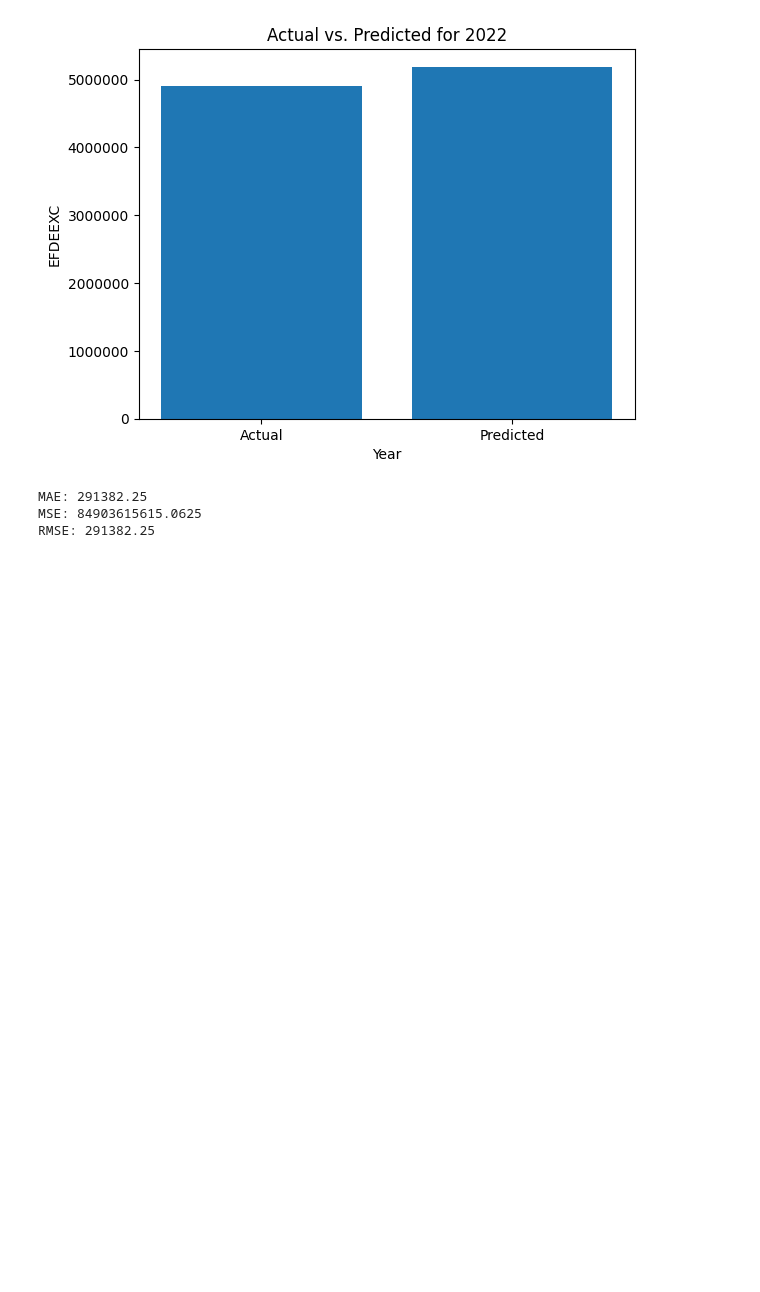
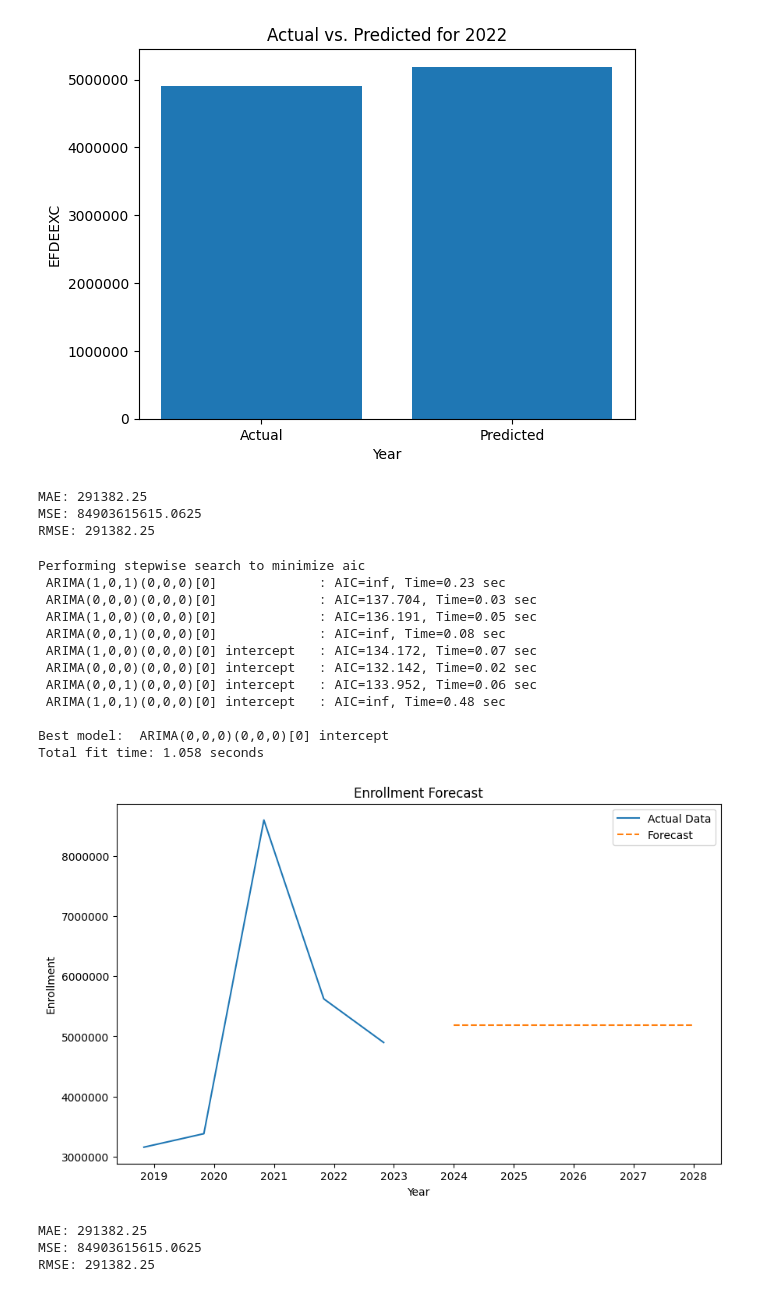
Before and after one commit to katyk20/Math502w19, a Jupyter notebook: Notebooks/TimeForecasting_ARIMA.ipynb, the cells around one changed output. Drawn from its saved outputs; the diff is of its cells as text; code cells hidden in the pictures; blank space fills up the shorter version.

```diff
--- a/Notebooks/TimeForecasting_ARIMA.ipynb
+++ b/Notebooks/TimeForecasting_ARIMA.ipynb
@@ -521,3 +523,59 @@ Total fit time: 1.281 seconds
 MAE: 291382.25
 MSE: 84903615615.0625
 RMSE: 291382.25
+# %%
+# Split the data into training and testing sets
+train = aggregate_data2[aggregate_data2.index.year < 2022]
+test = aggregate_data2[aggregate_data2.index.year == 2022]
+
+# Use auto_arima to auto select the optimal ARIMA model parameters
+model = auto_arima(train['EFDEEXC'], exogenous=train[['EFDESOM', 'EFDENON']], seasonal=False, trace=True)
+
+# Fit ARIMA model with the selected parameters on the training data
+model_fit = model.fit(train['EFDEEXC'], exogenous=train[['EFDESOM', 'EFDENON']])
+
+# Forecast 5 years into the future
+future_steps = 5
+forecast = model_fit.predict(n_periods=future_steps, exogenous=np.tile(test[['EFDESOM', 'EFDENON']].values[-1], (future_steps, 1)))
+forecast_index = pd.date_range(start=test.index[-1], periods=future_steps+1, freq='Y')[1:]
+
+# Plot the training data and forecasted values
+plt.figure(figsize=(10, 6))
+plt.plot(aggregate_data2.index, aggregate_data2['EFDEEXC'], label='Actual Data')
+plt.plot(forecast_index, forecast, label='Forecast', linestyle='dashed')
+plt.title('Enrollment Forecast')
+plt.xlabel('Year')
+plt.ylabel('Enrollment')
+plt.legend()
+
+# Remove scientific notation from y-axis
+plt.ticklabel_format(style='plain', axis='y')
+
+plt.show()
+
+# Calculate evaluation metrics for the forecasted data
+actual = test['EFDEEXC']
+mae = mean_absolute_error(actual, forecast[:len(test)])
+mse = mean_squared_error(actual, forecast[:len(test)])
+rmse = np.sqrt(mse)
+
+print("MAE:", mae)
+print("MSE:", mse)
+print("RMSE:", rmse)
+# %% [output]
+Performing stepwise search to minimize aic
+ ARIMA(1,0,1)(0,0,0)[0]             : AIC=inf, Time=0.23 sec
+ ARIMA(0,0,0)(0,0,0)[0]             : AIC=137.704, Time=0.03 sec
+ ARIMA(1,0,0)(0,0,0)[0]             : AIC=136.191, Time=0.05 sec
+ ARIMA(0,0,1)(0,0,0)[0]             : AIC=inf, Time=0.08 sec
+ ARIMA(1,0,0)(0,0,0)[0] intercept   : AIC=134.172, Time=0.07 sec
+ ARIMA(0,0,0)(0,0,0)[0] intercept   : AIC=132.142, Time=0.02 sec
+ ARIMA(0,0,1)(0,0,0)[0] intercept   : AIC=133.952, Time=0.06 sec
+ ARIMA(1,0,1)(0,0,0)[0] intercept   : AIC=inf, Time=0.48 sec
+
+Best model:  ARIMA(0,0,0)(0,0,0)[0] intercept
+Total fit time: 1.058 seconds
+[figure, added]
+MAE: 291382.25
+MSE: 84903615615.0625
+RMSE: 291382.25
```
Also changed, not shown: parts of 4 cells of this notebook.
